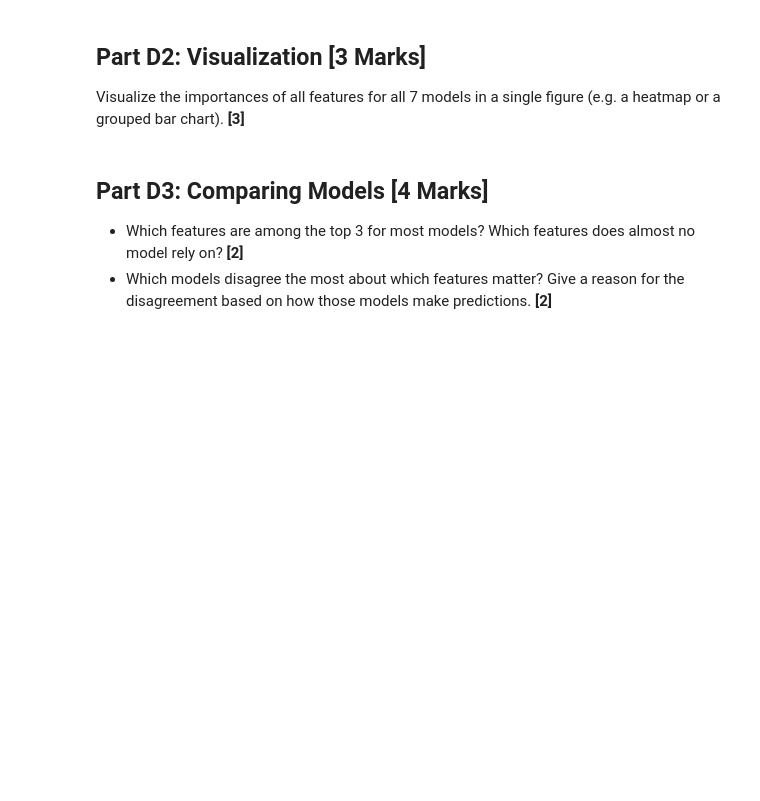
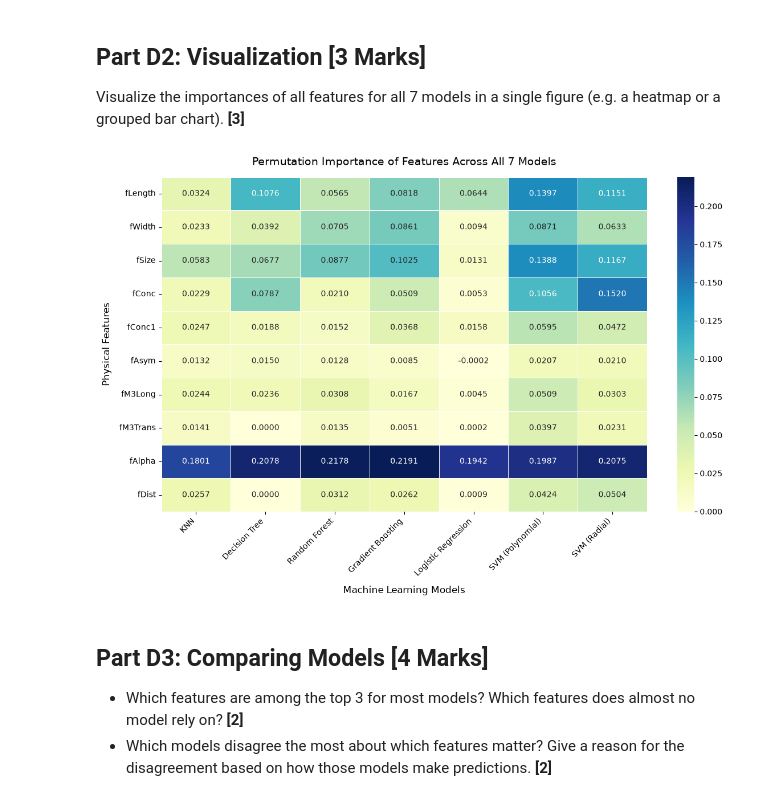
Before and after one commit to AngieCreate/MIE370_Assignment_2, a Jupyter notebook: MIE370_Assignment_2_Classification_and_Ensemble_models.ipynb, the cells around one changed output. Cells and saved outputs as stored; diff of their text form; code cells hidden in the pictures; blank space fills up the shorter version.

```diff
--- a/MIE370_Assignment_2_Classification_and_Ensemble_models.ipynb
+++ b/MIE370_Assignment_2_Classification_and_Ensemble_models.ipynb
@@ -874,3 +918,27 @@ Visualize the importances of all features for all 7 models in a single figure (e
+# %%
+### YOUR CODE HERE ###
+# 1. Set up figure size
+plt.figure(figsize=(12, 8))
+
+# 2. Create a heatmap using the importance df
+# annot=True -> shows the numerical values inside each square
+# cmap='YlGnBu' -> displays a nice colour palette
+sns.heatmap(df_importance, annot=True, fmt=".4f", cmap="YlGnBu", linewidths=0.5)
+
+# 3. itles + Labels
+plt.title("Permutation Importance of Features Across All 7 Models", fontsize=14, pad=15)
+plt.xlabel("Machine Learning Models", fontsize=12, labelpad=10)
+plt.ylabel("Physical Features", fontsize=12, labelpad=10)
+
+# 4. Rotate Labels (by 45% so nothing overlaps)
+plt.xticks(rotation=45, ha='right')
+plt.yticks(rotation=0)
+
+# 5. Display
+plt.tight_layout()
+plt.show()
+# %% [output]
+[figure, added]
 # %% [markdown]
 ## Part D3: Comparing Models **[4 Marks]**
 
```
Also changed, not shown: parts of 9 cells of this notebook.
